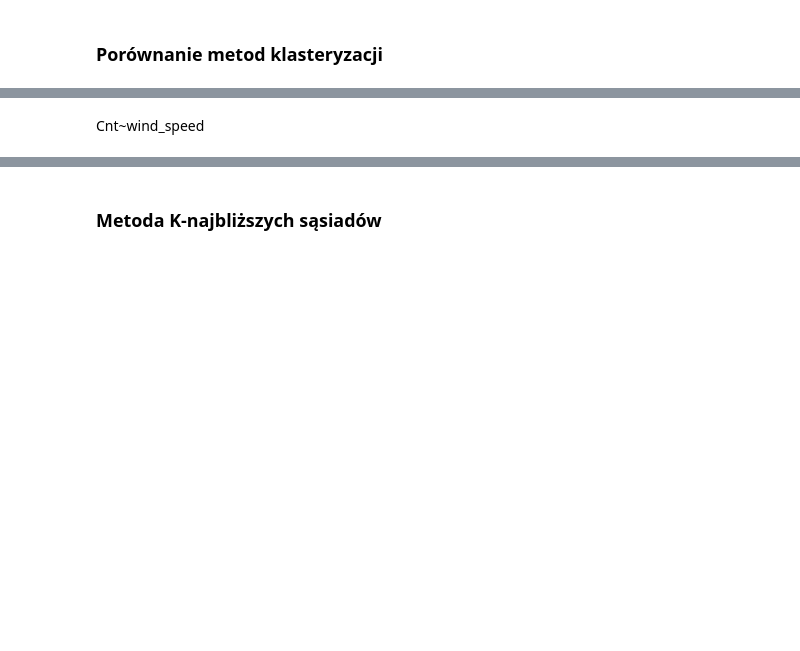
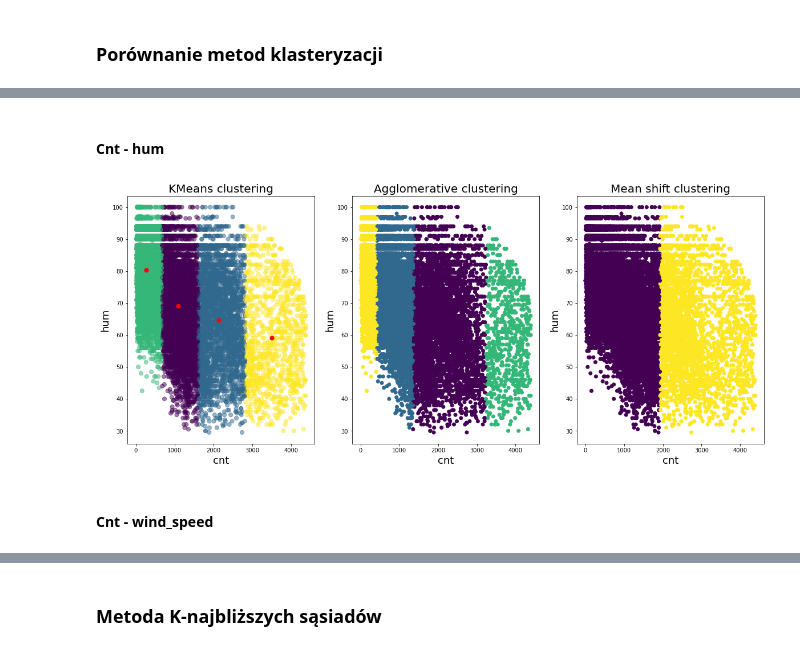
Before and after one commit to hubert-mazur/bike_sharing_data_exploration, a Jupyter notebook: project.ipynb, the cells around one changed output, grey strips where cells are left out. Drawn from its saved outputs; the diff is of its cells as text; code cells hidden in the pictures; blank space fills up the shorter version.

Commit message:
run all code cells, added hum-cnt, wind_speed-cnt classification

```diff
--- a/project.ipynb
+++ b/project.ipynb
@@ -590,6 +596,10 @@ Cnt~hum
+# %% [markdown]
+#### Cnt - hum
 # %%
-plot_clustering_methods('cnt', 'hum', 4, 0.25)
+plot_clustering_methods('cnt', 'hum', 4, 0.2)
+# %% [output]
+[figure, added]
-# %% [markdown]
-Cnt~wind_speed
+# %% [markdown]
+#### Cnt - wind_speed
 # %%
 plot_clustering_methods('cnt', 'wind_speed', 4, 0.2)
```
Also changed, not shown: parts of 23 cells of this notebook.
